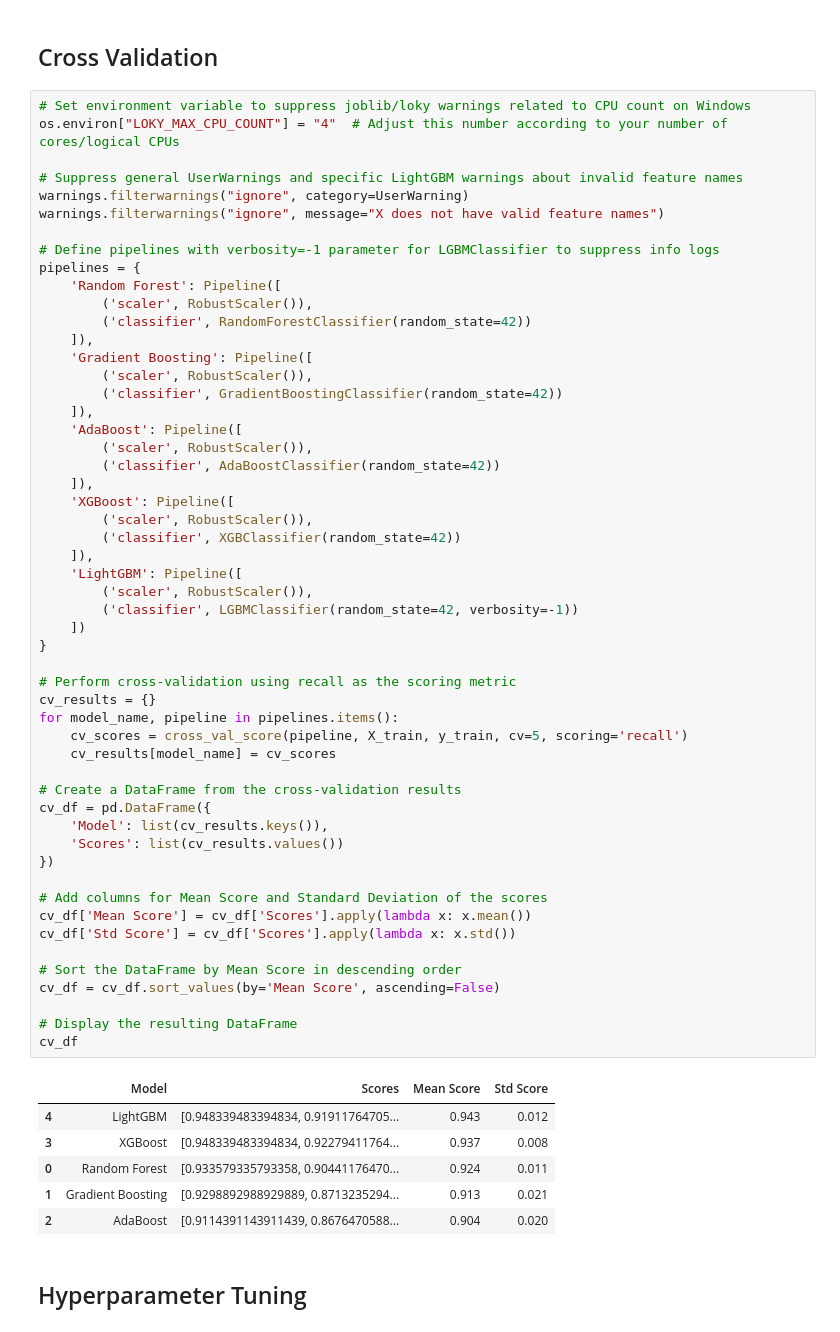
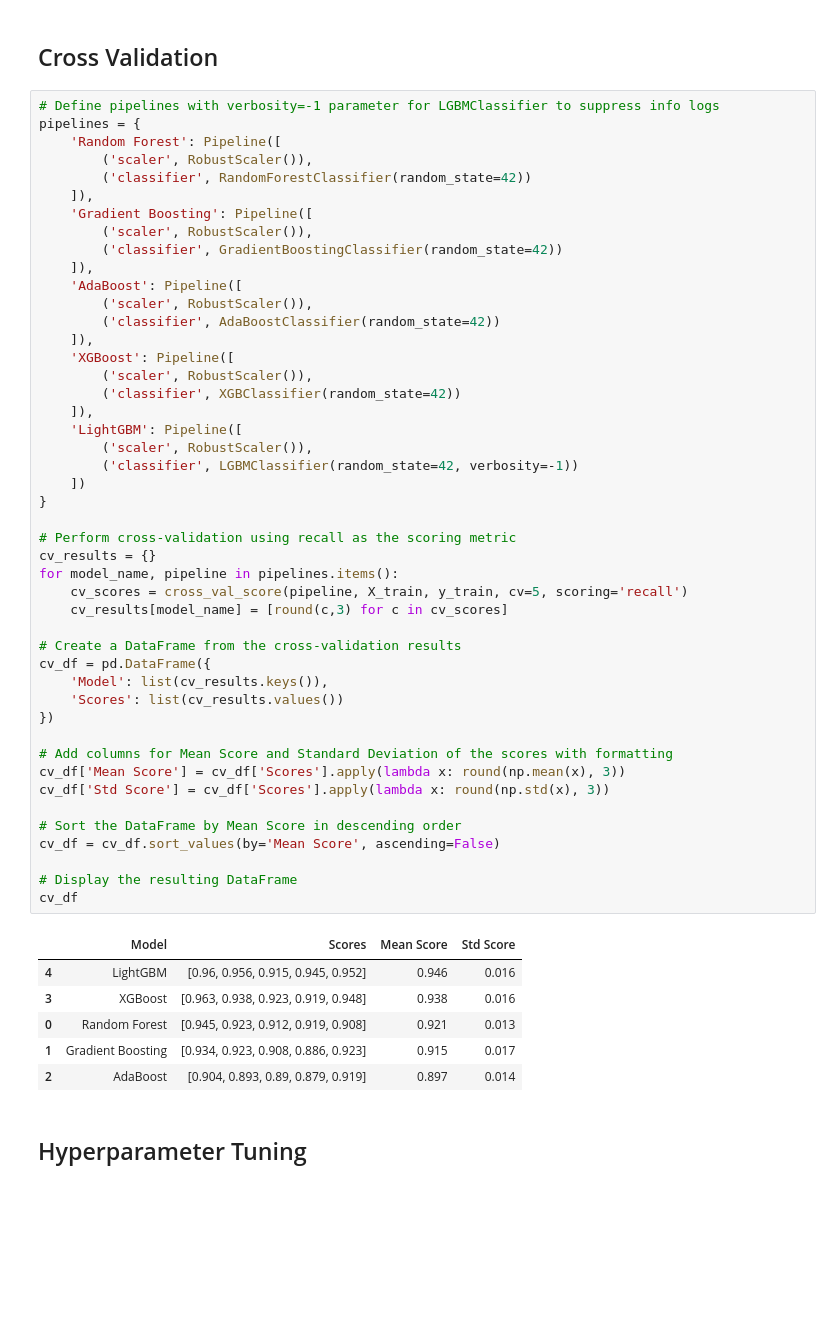
Before and after one commit to hansdarmawann/spambase-lgbm, a Jupyter notebook: spb_hd.ipynb, the cells around one changed output. Cells and saved outputs as stored; diff of their text form; blank space fills up the shorter version.

```diff
--- a/spb_hd.ipynb
+++ b/spb_hd.ipynb
@@ -420,13 +427,6 @@ The stacked bar chart shows the class proportions of Non-Spam (0) and Spam (1) e
 # %% [markdown]
 ## Cross Validation
 # %%
-# Set environment variable to suppress joblib/loky warnings related to CPU count on Windows
-os.environ["LOKY_MAX_CPU_COUNT"] = "4"  # Adjust this number according to your number of cores/logical CPUs
-
-# Suppress general UserWarnings and specific LightGBM warnings about invalid feature names
-warnings.filterwarnings("ignore", category=UserWarning)
-warnings.filterwarnings("ignore", message="X does not have valid feature names")
-
 # Define pipelines with verbosity=-1 parameter for LGBMClassifier to suppress info logs
 pipelines = {
     'Random Forest': Pipeline([
@@ -443,42 +443,42 @@ pipelines = {
     ]),
     'XGBoost': Pipeline([
         ('scaler', RobustScaler()),
         ('classifier', XGBClassifier(random_state=42))
     ]),
     'LightGBM': Pipeline([
         ('scaler', RobustScaler()),
         ('classifier', LGBMClassifier(random_state=42, verbosity=-1))
     ])
 }
 
 # Perform cross-validation using recall as the scoring metric
 cv_results = {}
 for model_name, pipeline in pipelines.items():
     cv_scores = cross_val_score(pipeline, X_train, y_train, cv=5, scoring='recall')
-    cv_results[model_name] = cv_scores
+    cv_results[model_name] = [round(c,3) for c in cv_scores]
 
 # Create a DataFrame from the cross-validation results
 cv_df = pd.DataFrame({
     'Model': list(cv_results.keys()),
     'Scores': list(cv_results.values())
 })
 
-# Add columns for Mean Score and Standard Deviation of the scores
-cv_df['Mean Score'] = cv_df['Scores'].apply(lambda x: x.mean())
-cv_df['Std Score'] = cv_df['Scores'].apply(lambda x: x.std())
+# Add columns for Mean Score and Standard Deviation of the scores with formatting
+cv_df['Mean Score'] = cv_df['Scores'].apply(lambda x: round(np.mean(x), 3))
+cv_df['Std Score'] = cv_df['Scores'].apply(lambda x: round(np.std(x), 3))
 
 # Sort the DataFrame by Mean Score in descending order
 cv_df = cv_df.sort_values(by='Mean Score', ascending=False)
 
 # Display the resulting DataFrame
 cv_df
 # %% [output]
 |  | Model | Scores | Mean Score | Std Score |
-| 4 | LightGBM | [0.948339483394834, 0.91911764705... | 0.943 | 0.012 |
-| 3 | XGBoost | [0.948339483394834, 0.92279411764... | 0.937 | 0.008 |
-| 0 | Random Forest | [0.933579335793358, 0.90441176470... | 0.924 | 0.011 |
-| 1 | Gradient Boosting | [0.9298892988929889, 0.8713235294... | 0.913 | 0.021 |
-| 2 | AdaBoost | [0.9114391143911439, 0.8676470588... | 0.904 | 0.020 |
+| 4 | LightGBM | [0.96, 0.956, 0.915, 0.945, 0.952] | 0.946 | 0.016 |
+| 3 | XGBoost | [0.963, 0.938, 0.923, 0.919, 0.948] | 0.938 | 0.016 |
+| 0 | Random Forest | [0.945, 0.923, 0.912, 0.919, 0.908] | 0.921 | 0.013 |
+| 1 | Gradient Boosting | [0.934, 0.923, 0.908, 0.886, 0.923] | 0.915 | 0.017 |
+| 2 | AdaBoost | [0.904, 0.893, 0.89, 0.879, 0.919] | 0.897 | 0.014 |
 # %% [markdown]
 ## Hyperparameter Tuning
 # %%
```
Also changed, not shown: parts of 7 cells of this notebook, 1 other file.
